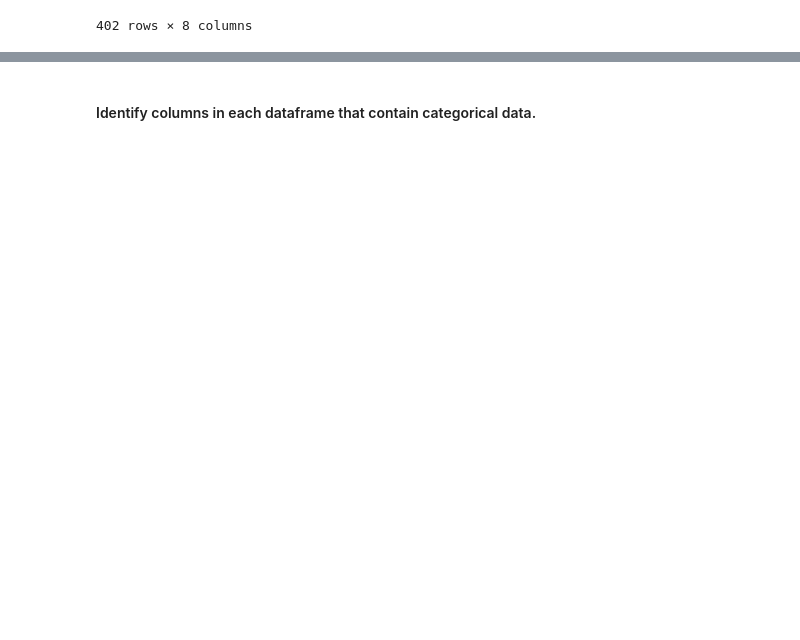
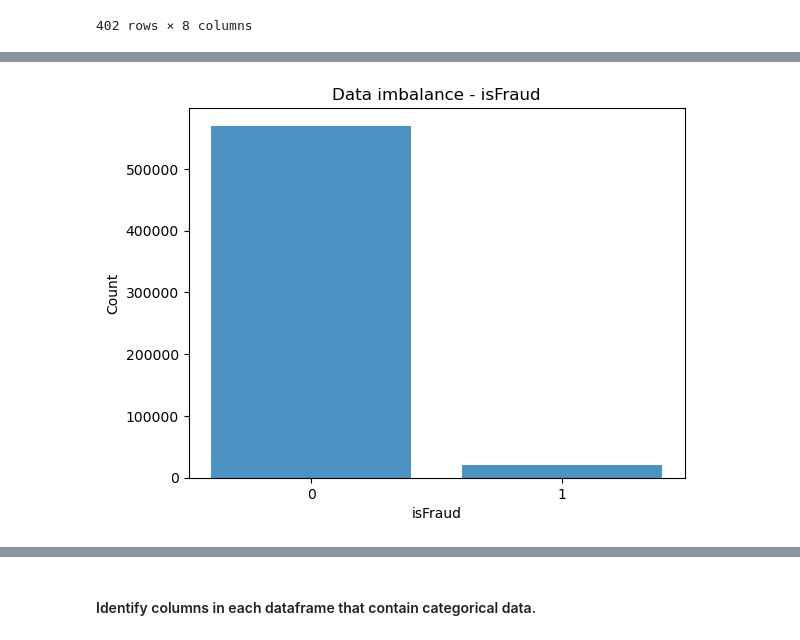
Before and after one commit to rubab-malik/Fraud-Prevention-Machine-Learning-Driven-Detection-System, a Jupyter notebook: Proj4_LogReg.ipynb, the cells around one changed output, grey strips where cells are left out. Drawn from its saved outputs; the diff is of its cells as text; code cells hidden in the pictures; blank space fills up the shorter version.

Commit message:
Added some data viz. Otherwise still in progress.

```diff
--- a/Proj4_LogReg.ipynb
+++ b/Proj4_LogReg.ipynb
@@ -570,0 +405,15 @@ Dropped 209 columns with more than 60% missing values.
+# %%
+x = train_df['isFraud'].value_counts().index
+y = train_df['isFraud'].value_counts().values
+
+fig, ax = plt.subplots()
+ax.bar(x, y, alpha=0.8)
+
+ax.set_title('Data imbalance - isFraud')
+ax.set_ylabel('Count')
+ax.set_xlabel('isFraud')
+ax.set_xticks(x)
+
+plt.show()
+# %% [output]
+[figure, added]
```
Also changed, not shown: parts of 96 cells of this notebook.
